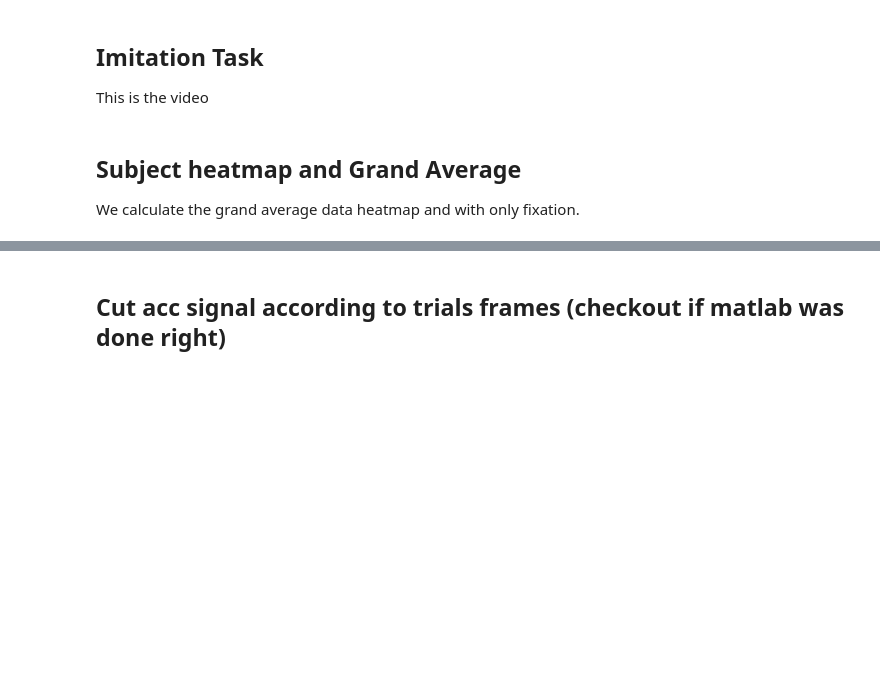
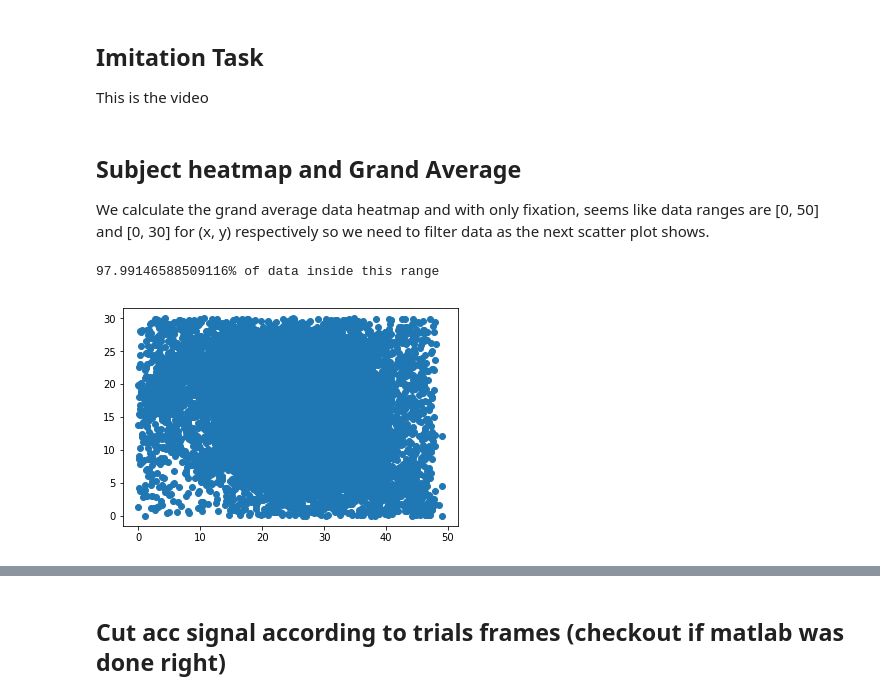
Before and after one commit to harrisonford/accelerometer-data, a Jupyter notebook: Report.ipynb, the cells around one changed output, grey strips where cells are left out. Saved outputs shown, nothing was run; the diff lists cells and outputs as text; code cells hidden in the pictures; blank space fills up the shorter version.

Commit message:
some initial graphs

```diff
--- a/Report.ipynb
+++ b/Report.ipynb
@@ -12,4 +12,5 @@ This is the video
 # %% [markdown]
 ## Subject heatmap and Grand Average
 
-We calculate the grand average data heatmap and with only fixation.
+We calculate the grand average data heatmap and with only fixation, seems like data ranges are [0, 50] and [0, 30] for
+(x, y) respectively so we need to filter data as the next scatter plot shows.
@@ -21,0 +17,16 @@ print(data.shape)
+# %%
+import pandas as pd
+import matplotlib.pyplot as plt
+
+data = pd.read_csv('./source_data/data.csv')
+
+x0 = data['x_start']  # index = 2
+y0 = data['y_start']  # index = 3
+
+mask = [(x > 0) and (x < 50) and (y > 0) and (y < 30) for x, y in zip(x0, y0)]
+print("{}% of data inside this range".format(100*sum(mask)/len(mask)))
+plt.scatter(x0[mask], y0[mask])
+plt.show()
+# %% [output]
+97.99146588509116% of data inside this range
+[figure, added]
```
Also changed, not shown: parts of 5 cells of this notebook.
